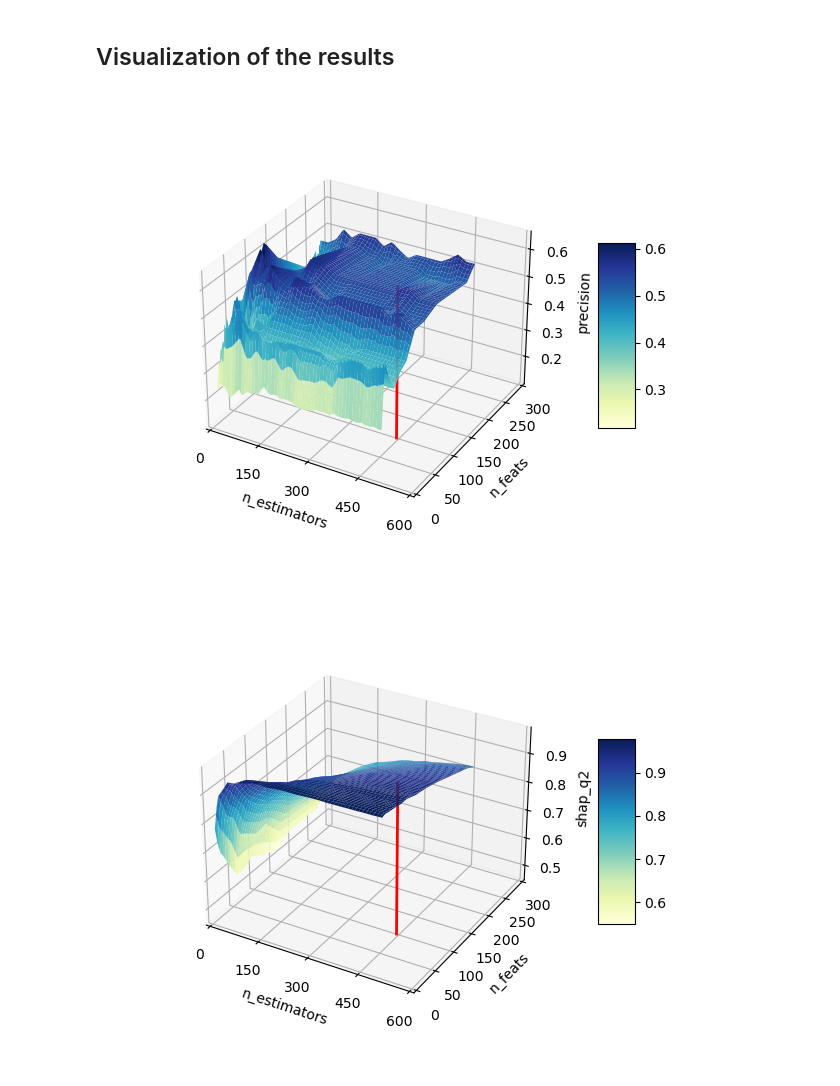
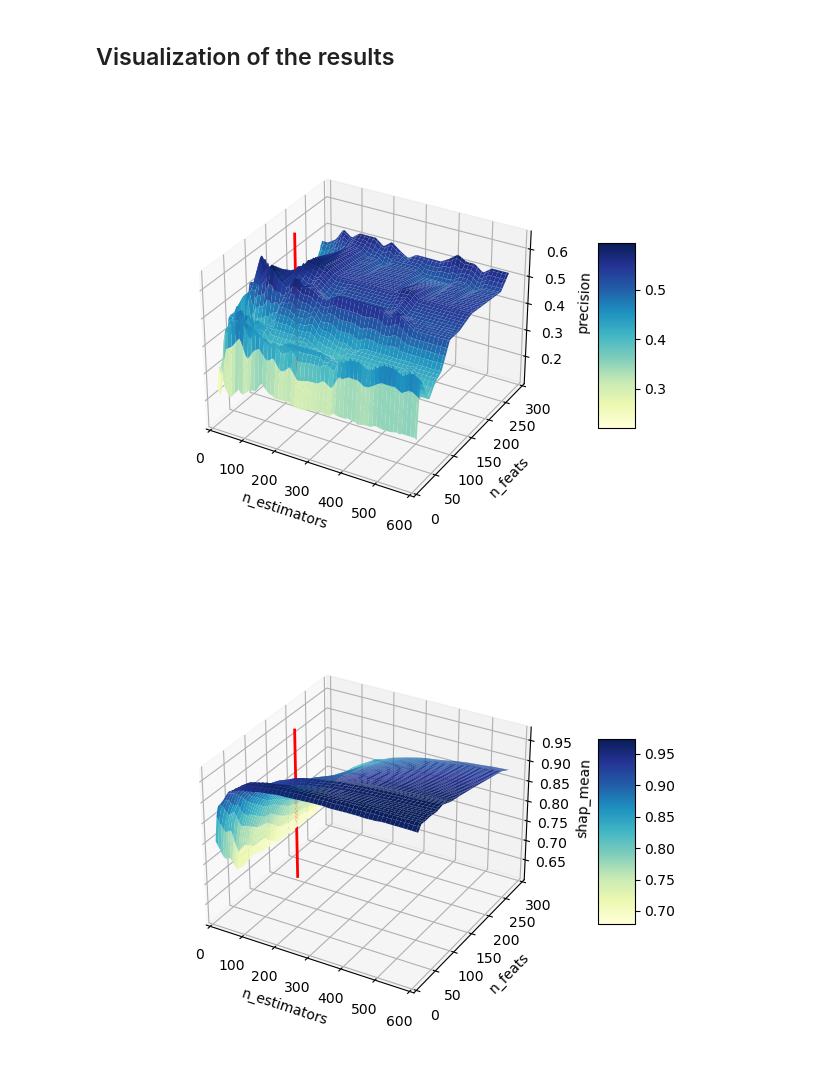
Before and after one commit to edo1691/ad_shap_stability, a Jupyter notebook: notebooks/01_03_01_results.ipynb, the cells around one changed output. Saved outputs shown, nothing was run; the diff lists cells and outputs as text; code cells hidden in the pictures.

```diff
--- a/notebooks/01_03_01_results.ipynb
+++ b/notebooks/01_03_01_results.ipynb
@@ -93,19 +93,19 @@ df['shap_q1'] = df['shap_stab'].apply(lambda x: np.percentile(x, 75))
 df['shap_q2'] = df['shap_stab'].apply(lambda x: np.percentile(x, 50))
 df['shap_q3'] = df['shap_stab'].apply(lambda x: np.percentile(x, 25))
 
-df['shap_ad_q1'] = df['shap_stab_ad'].apply(lambda x: np.percentile(x, 75))
 df['shap_ad_q2'] = df['shap_stab_ad'].apply(lambda x: np.percentile(x, 50))
-df['shap_ad_q3'] = df['shap_stab_ad'].apply(lambda x: np.percentile(x, 25))
+
+df['shap_mean'] = df['shap_stab'].apply(lambda x: np.mean(x))
 
 
 df['shap_stab'] = df['shap_q2']
 df['shap_inestab'] = 1- df['shap_stab']
 
 
-var = ['n_estimators', 'max_feats', 'n_feats', 'f1_median', 'precision', 'model_stab', 'shap_stab', 'shap_inestab', 'shap_q2']
+var = ['n_estimators', 'max_feats', 'n_feats', 'f1_median', 'precision', 'model_stab', 'shap_stab', 'shap_inestab', 'shap_q2', 'shap_mean']
 df = df[var]
 # %%
-df = df[df.n_estimators<=500]
+#df = df[df.n_estimators<=500]
 # %% [markdown]
 ## Optimization
 # %%
@@ -120,5 +124,5 @@ df.sort_values('precision', ascending=False).head(5)
 # %%
-sorted_df = opt_value(df, lambda_=0.5)
+sorted_df = opt_value(df, lambda_=0.7, var2='shap_mean')
 
 opt_x = int(sorted_df.iloc[0:1,:].n_estimators)
 opt_y = int(sorted_df.iloc[0:1,:].n_feats)
@@ -154,11 +158,11 @@ df_max_feat = df.loc[idx].reset_index(drop=True)
 df = df_n_trees.copy()
 # %%
 # Example usage (assuming 'df' is your DataFrame)
-plot_3d_surface(df, 'n_estimators', 'n_feats', 'precision', cmap='YlGnBu', x_step=150, y_step=50, opt_x=opt_x, opt_y=opt_y, opt_color='red')
+plot_3d_surface(df, 'n_estimators', 'n_feats', 'precision', cmap='YlGnBu', x_step=100, y_step=50, opt_x=opt_x, opt_y=opt_y, opt_color='red')
 # %% [output]
-[figure, old version]
+[figure, new version]
 # %%
 # Example usage (assuming 'df' is your DataFrame)
-plot_3d_surface(df, 'n_estimators', 'n_feats', 'shap_q2', cmap='YlGnBu', x_step=150, y_step=50, opt_x=opt_x, opt_y=opt_y, opt_color='red')
+plot_3d_surface(df, 'n_estimators', 'n_feats', 'shap_mean', cmap='YlGnBu', x_step=100, y_step=50, opt_x=opt_x, opt_y=opt_y, opt_color='red')
 # %% [output]
-[figure, old version]
+[figure, new version]
```
Also changed, not shown: parts of 7 cells of this notebook, 6 other files.
